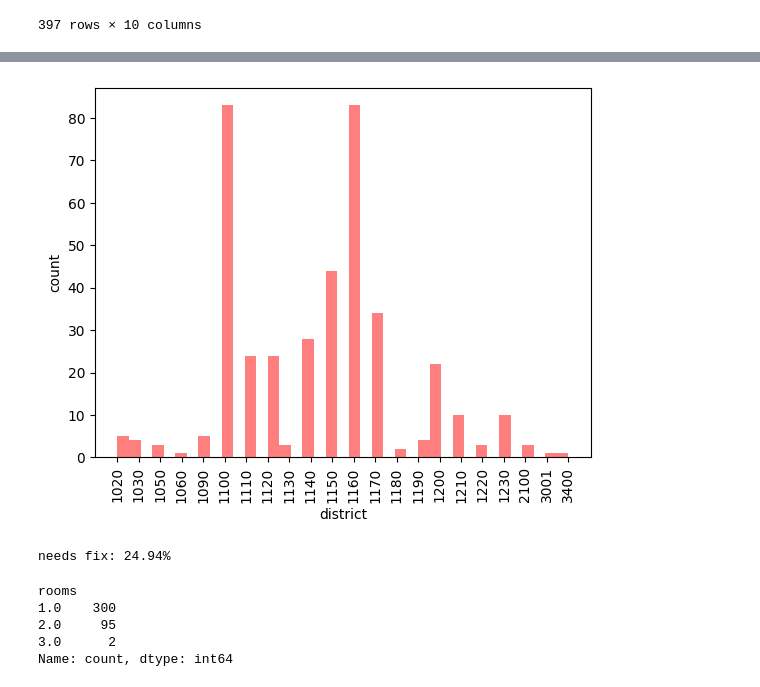
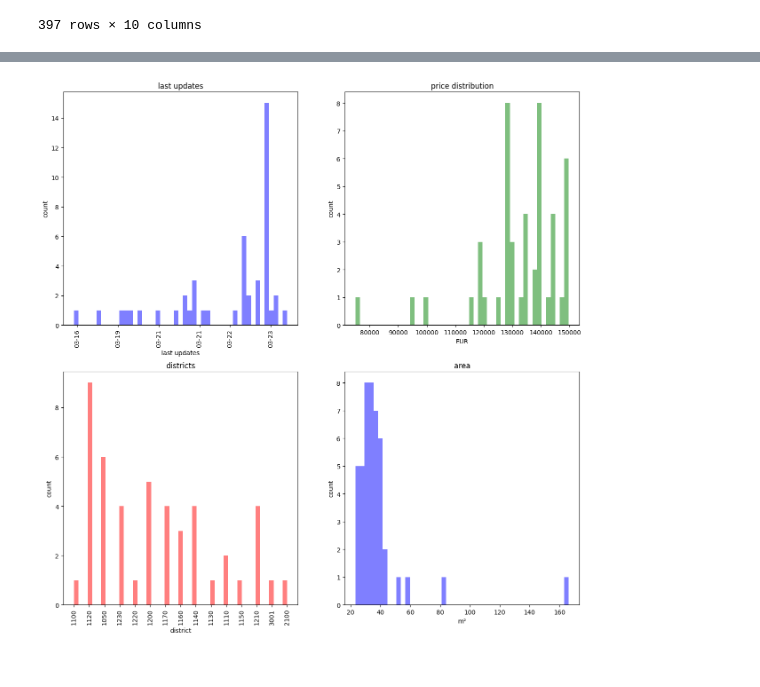
Before and after one commit to sueszli/will-wohnen, a Jupyter notebook: analysis.ipynb, the cells around one changed output, grey strips where cells are left out. Saved outputs shown, nothing was run; the diff lists cells and outputs as text; code cells hidden in the pictures.

```diff
--- a/analysis.ipynb
+++ b/analysis.ipynb
@@ -99,28 +86,36 @@ plt.show()
-# %%
-# district distribution
-
-plt.hist(df.sort_values(by="district")["district"], bins=len(df) // 10, color="red", alpha=0.5)
-plt.xticks(rotation=90)
-plt.ylabel("count")
-plt.xlabel("district")
-plt.show()
-# %% [output]
-[figure, removed]
-# %%
-# needs_fix distribution
-
-print(f"needs fix: {len(df[df['needs_fix'] == True]) / len(df) * 100:.2f}%")
-# %% [output]
-needs fix: 24.94%
-# %%
-# room distribution
-
-df_cpy = df.copy()
-df_cpy["rooms"] = df_cpy["rooms"].apply(lambda x: x if x < 10 else 1)
-print(df_cpy["rooms"].value_counts())
-# %% [output]
-rooms
-1.0    300
-2.0     95
-3.0      2
-Name: count, dtype: int64
+# %%
+import matplotlib.pyplot as plt
+
+df = dfcpy # comment out to use original df
+
+fig, axs = plt.subplots(2, 2, figsize=(15, 15))
+
+
+axs[0, 0].set_title("last updates")
+df = df.sort_values(by="last_update")
+
+axs[0, 0].hist(df["last_update"], bins=(len(df) // 1), color="blue", alpha=0.5)
+axs[0, 0].set_xticklabels([str(i)[5:10] for i in df["last_update"]], rotation=90)
+axs[0, 0].set_xlabel("last updates")
+axs[0, 0].set_ylabel("count")
+
+axs[0, 1].set_title("price distribution")
+axs[0, 1].hist(df["price"], bins=len(df) // 1, color="green", alpha=0.5)
+axs[0, 1].set_xlabel("EUR")
+axs[0, 1].set_ylabel("count")
+
+axs[1, 0].set_title("districts")
+axs[1, 0].hist(df.sort_values(by="district")["district"], bins=len(df) // 1, color="red", alpha=0.5)
+axs[1, 0].set_xticks(range(len(df["district"].unique())))
+axs[1, 0].set_xticklabels(df["district"].unique(), rotation=90)
+axs[1, 0].set_xlabel("district")
+axs[1, 0].set_ylabel("count")
+
+axs[1, 1].set_title("area")
+axs[1, 1].hist(df["area"], bins=len(df) // 1, color="blue", alpha=0.5)
+axs[1, 1].set_xlabel("m²")
+axs[1, 1].set_ylabel("count")
+
+plt.show()
+# %% [output]
+[figure, added]
```
Also changed, not shown: parts of 5 cells of this notebook.
